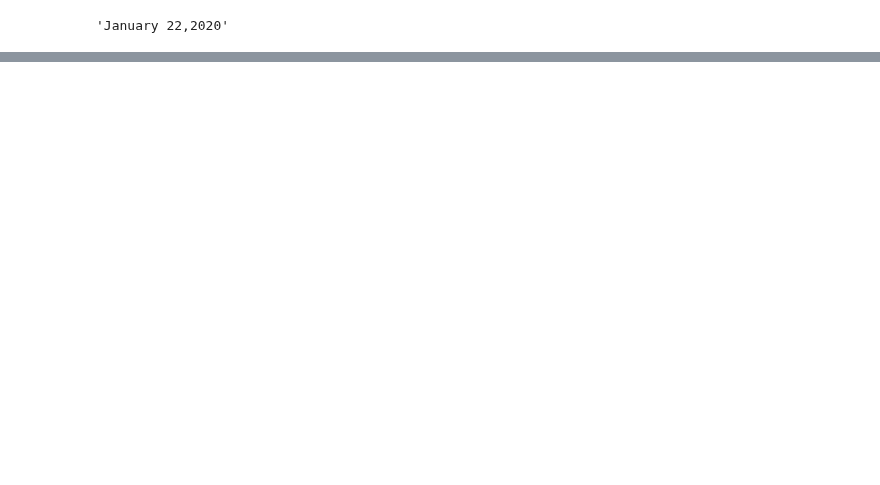
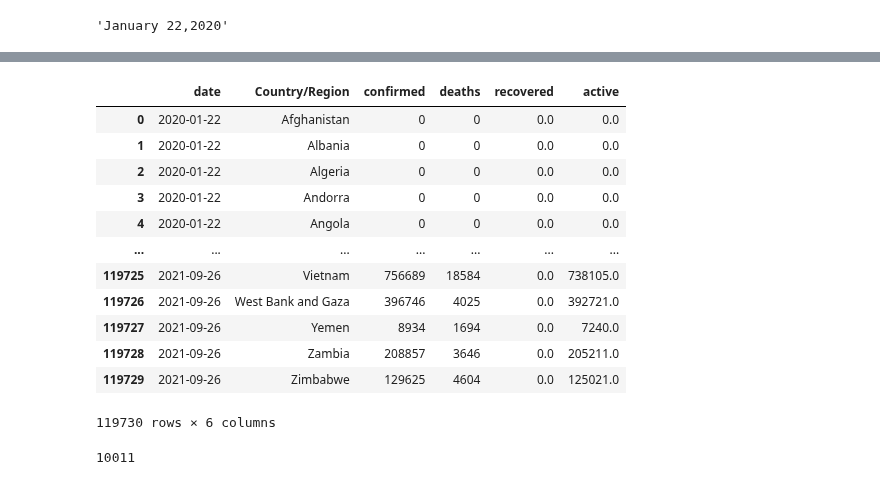
Before and after one commit to hoangphung21/Covid-Dashboard-Python, a Jupyter notebook: covid19-dashboard.ipynb, the cells around one changed output, grey strips where cells are left out. Drawn from its saved outputs; the diff is of its cells as text; code cells hidden in the pictures; blank space fills up the shorter version.

```diff
--- a/covid19-dashboard.ipynb
+++ b/covid19-dashboard.ipynb
@@ -233,0 +254,22 @@ covid_data_1['recovered'].iloc[-51] - covid_data_1['recovered'].iloc[-52]
+# %%
+covid_data_2 = covid_data.groupby(['date','Country/Region'])[['confirmed','deaths','recovered','active']].sum().reset_index()
+covid_data_2
+# %% [output]
+|  | date | Country/Region | confirmed | deaths | recovered | active |
+| 0 | 2020-01-22 | Afghanistan | 0 | 0 | 0.0 | 0.0 |
+| 1 | 2020-01-22 | Albania | 0 | 0 | 0.0 | 0.0 |
+| 2 | 2020-01-22 | Algeria | 0 | 0 | 0.0 | 0.0 |
+| 3 | 2020-01-22 | Andorra | 0 | 0 | 0.0 | 0.0 |
+| 4 | 2020-01-22 | Angola | 0 | 0 | 0.0 | 0.0 |
+| ... | ... | ... | ... | ... | ... | ... |
+| 119725 | 2021-09-26 | Vietnam | 756689 | 18584 | 0.0 | 738105.0 |
+| 119726 | 2021-09-26 | West Bank and Gaza | 396746 | 4025 | 0.0 | 392721.0 |
+| 119727 | 2021-09-26 | Yemen | 8934 | 1694 | 0.0 | 7240.0 |
+| 119728 | 2021-09-26 | Zambia | 208857 | 3646 | 0.0 | 205211.0 |
+| 119729 | 2021-09-26 | Zimbabwe | 129625 | 4604 | 0.0 | 125021.0 |
+119730 rows × 6 columns
+# %%
+value_confirmed = covid_data_2[covid_data_2['Country/Region']=='Vietnam']['confirmed'].iloc[-1] - covid_data_2[covid_data_2['Country/Region']=='Vietnam']['confirmed'].iloc[-2]
+value_confirmed
+# %% [output]
+10011
```
Also changed, not shown: parts of 28 cells of this notebook, 2 other files.
